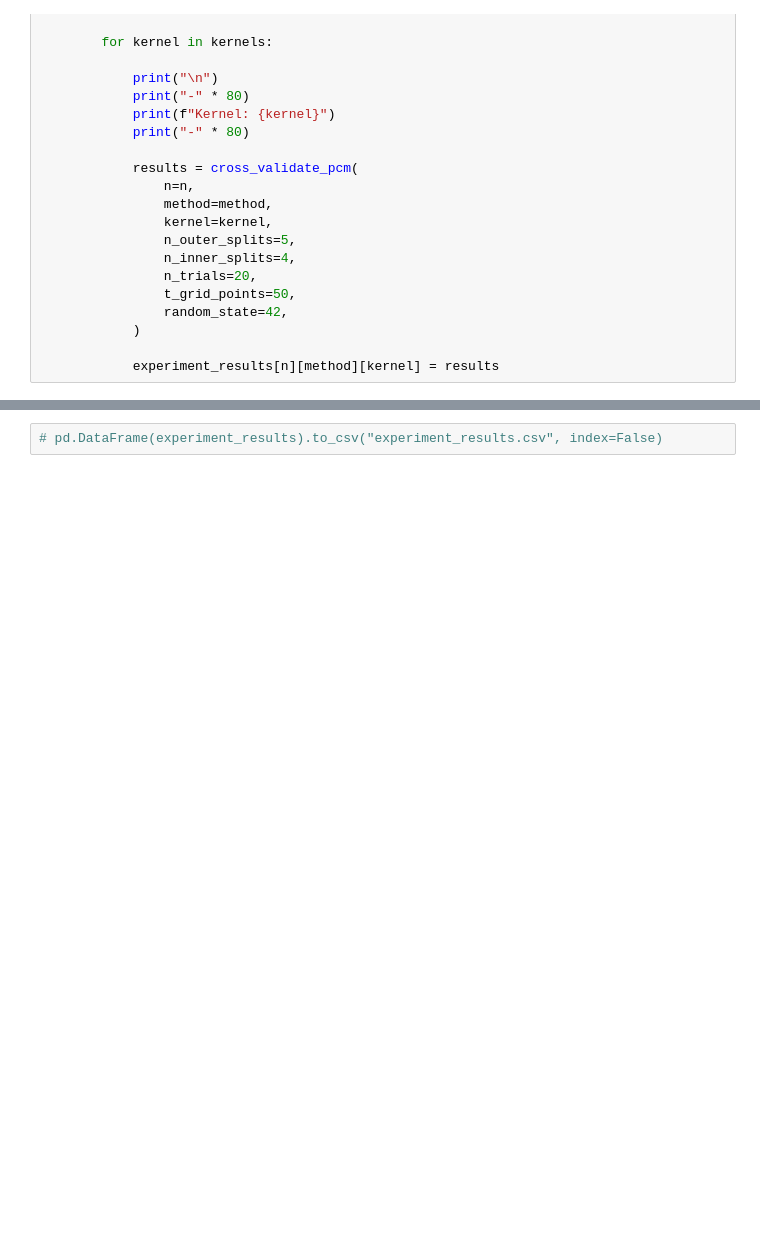
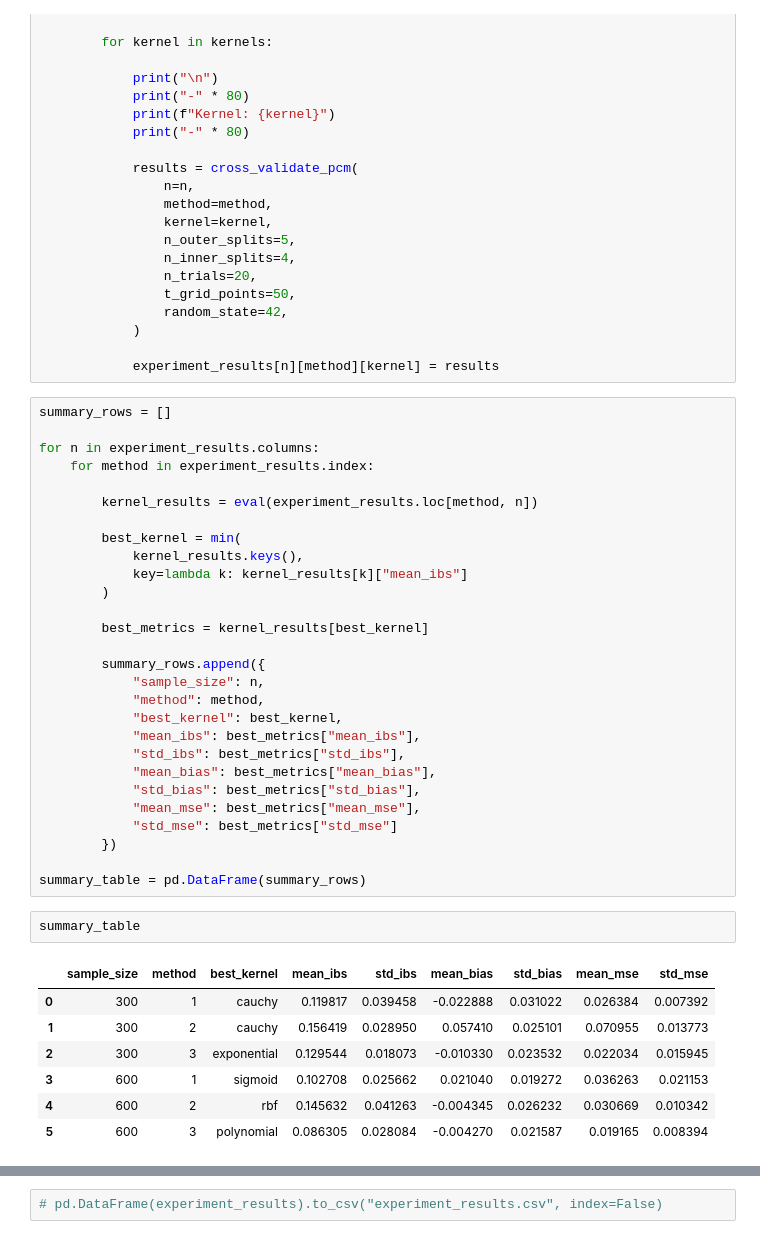
Before and after one commit to cowvin0/master_thesis, a Jupyter notebook: topicos_pesquisa_I/aplicacao_relatorio_2/km_gg.ipynb, the cells around one changed output, grey strips where cells are left out. Cells and saved outputs as stored; diff of their text form; blank space fills up the shorter version.

```diff
--- a/topicos_pesquisa_I/aplicacao_relatorio_2/km_gg.ipynb
+++ b/topicos_pesquisa_I/aplicacao_relatorio_2/km_gg.ipynb
@@ -1167,3 +1271,41 @@ for n in sample_sizes:
             )
 
             experiment_results[n][method][kernel] = results
+# %%
+summary_rows = []
+
+for n in experiment_results.columns:
+    for method in experiment_results.index:
+
+        kernel_results = eval(experiment_results.loc[method, n])
+
+        best_kernel = min(
+            kernel_results.keys(),
+            key=lambda k: kernel_results[k]["mean_ibs"]
+        )
+
+        best_metrics = kernel_results[best_kernel]
+
+        summary_rows.append({
+            "sample_size": n,
+            "method": method,
+            "best_kernel": best_kernel,
+            "mean_ibs": best_metrics["mean_ibs"],
+            "std_ibs": best_metrics["std_ibs"],
+            "mean_bias": best_metrics["mean_bias"],
+            "std_bias": best_metrics["std_bias"],
+            "mean_mse": best_metrics["mean_mse"],
+            "std_mse": best_metrics["std_mse"]
+        })
+
+summary_table = pd.DataFrame(summary_rows)
+# %%
+summary_table
+# %% [output]
+|  | sample_size | method | best_kernel | mean_ibs | std_ibs | mean_bias | std_bias | mean_mse | std_mse |
+| 0 | 300 | 1 | cauchy | 0.119817 | 0.039458 | -0.022888 | 0.031022 | 0.026384 | 0.007392 |
+| 1 | 300 | 2 | cauchy | 0.156419 | 0.028950 | 0.057410 | 0.025101 | 0.070955 | 0.013773 |
+| 2 | 300 | 3 | exponential | 0.129544 | 0.018073 | -0.010330 | 0.023532 | 0.022034 | 0.015945 |
+| 3 | 600 | 1 | sigmoid | 0.102708 | 0.025662 | 0.021040 | 0.019272 | 0.036263 | 0.021153 |
+| 4 | 600 | 2 | rbf | 0.145632 | 0.041263 | -0.004345 | 0.026232 | 0.030669 | 0.010342 |
+| 5 | 600 | 3 | polynomial | 0.086305 | 0.028084 | -0.004270 | 0.021587 | 0.019165 | 0.008394 |
```
Also changed, not shown: parts of 5 cells of this notebook, 7 other files.
